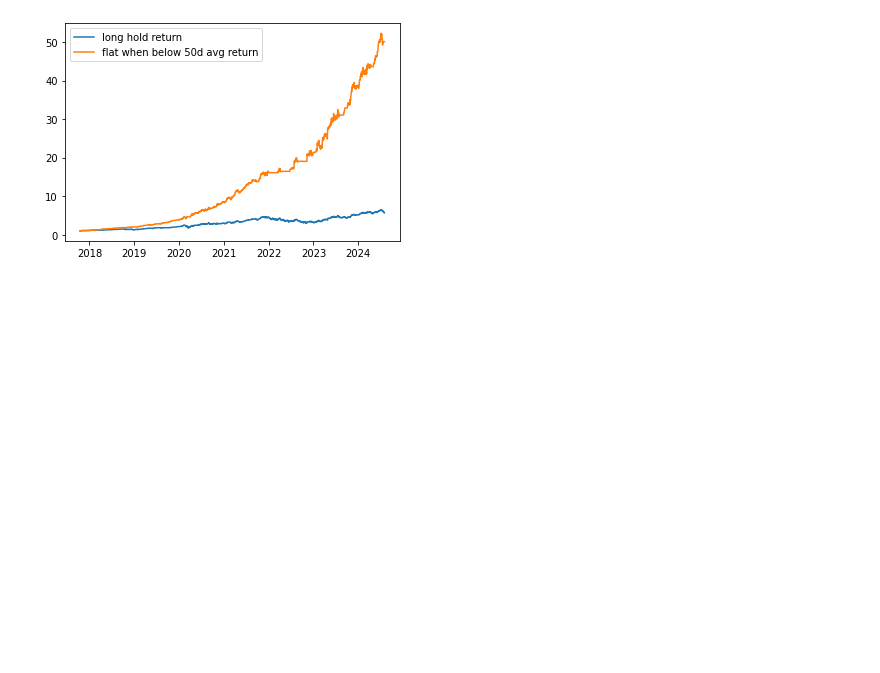
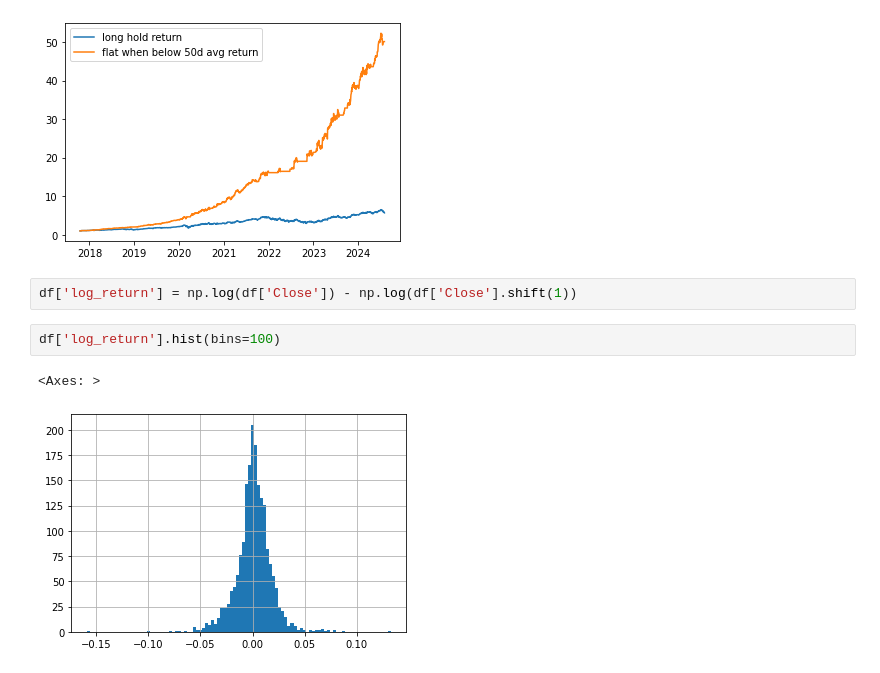
Before and after one commit to cckn93/utils, a Jupyter notebook: notebooks/time_series.ipynb, the cells around one changed output. Drawn from its saved outputs; the diff is of its cells as text; blank space fills up the shorter version.

Commit message:
add log return plot

```diff
--- a/notebooks/time_series.ipynb
+++ b/notebooks/time_series.ipynb
@@ -130,3 +130,10 @@ plt.legend()
 # %% [output]
 <matplotlib.legend.Legend at 0x...>
 [figure]
+# %%
+df['log_return'] = np.log(df['Close']) - np.log(df['Close'].shift(1))
+# %%
+df['log_return'].hist(bins=100)
+# %% [output]
+<Axes: >
+[figure, added]
```
